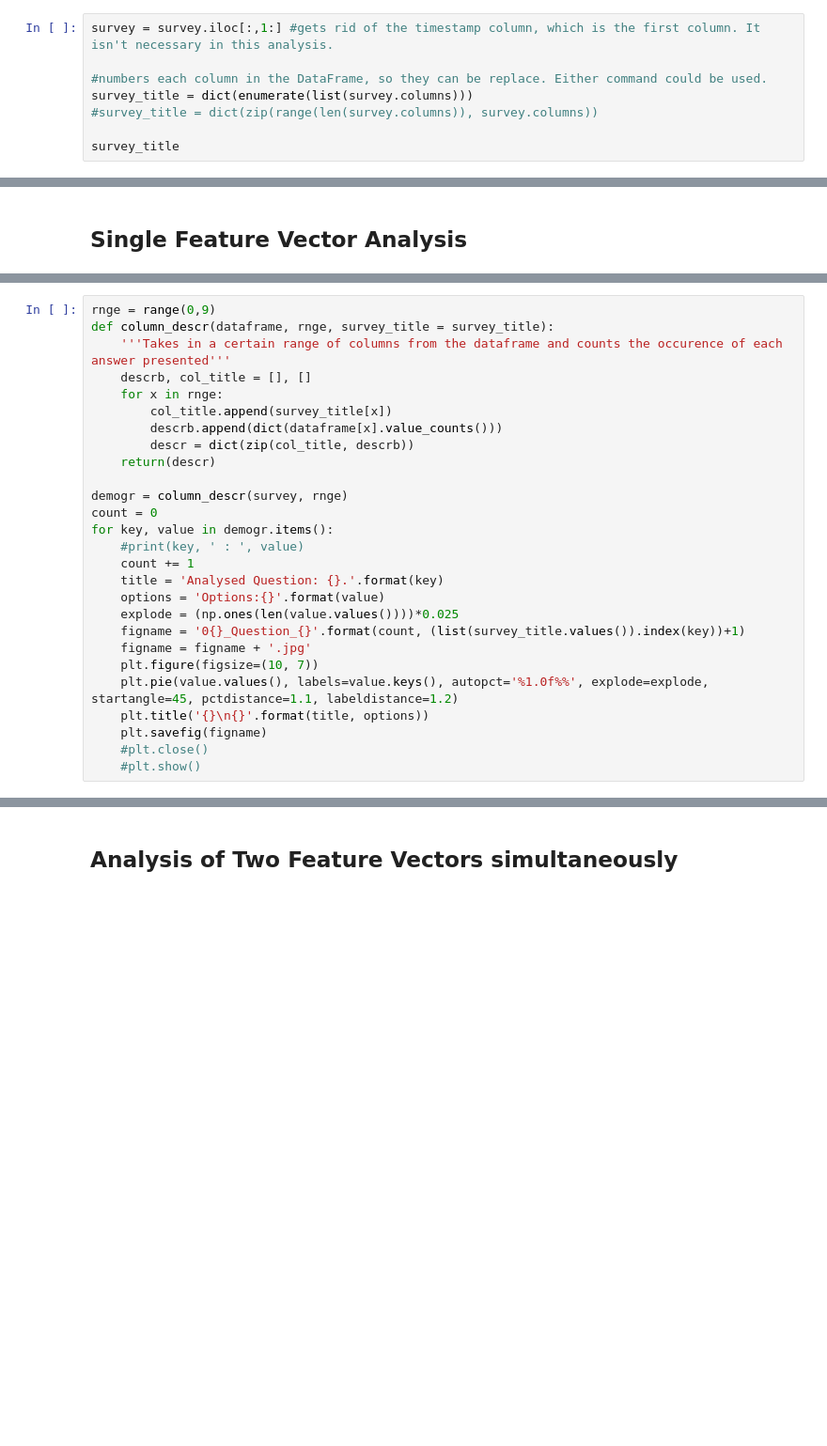
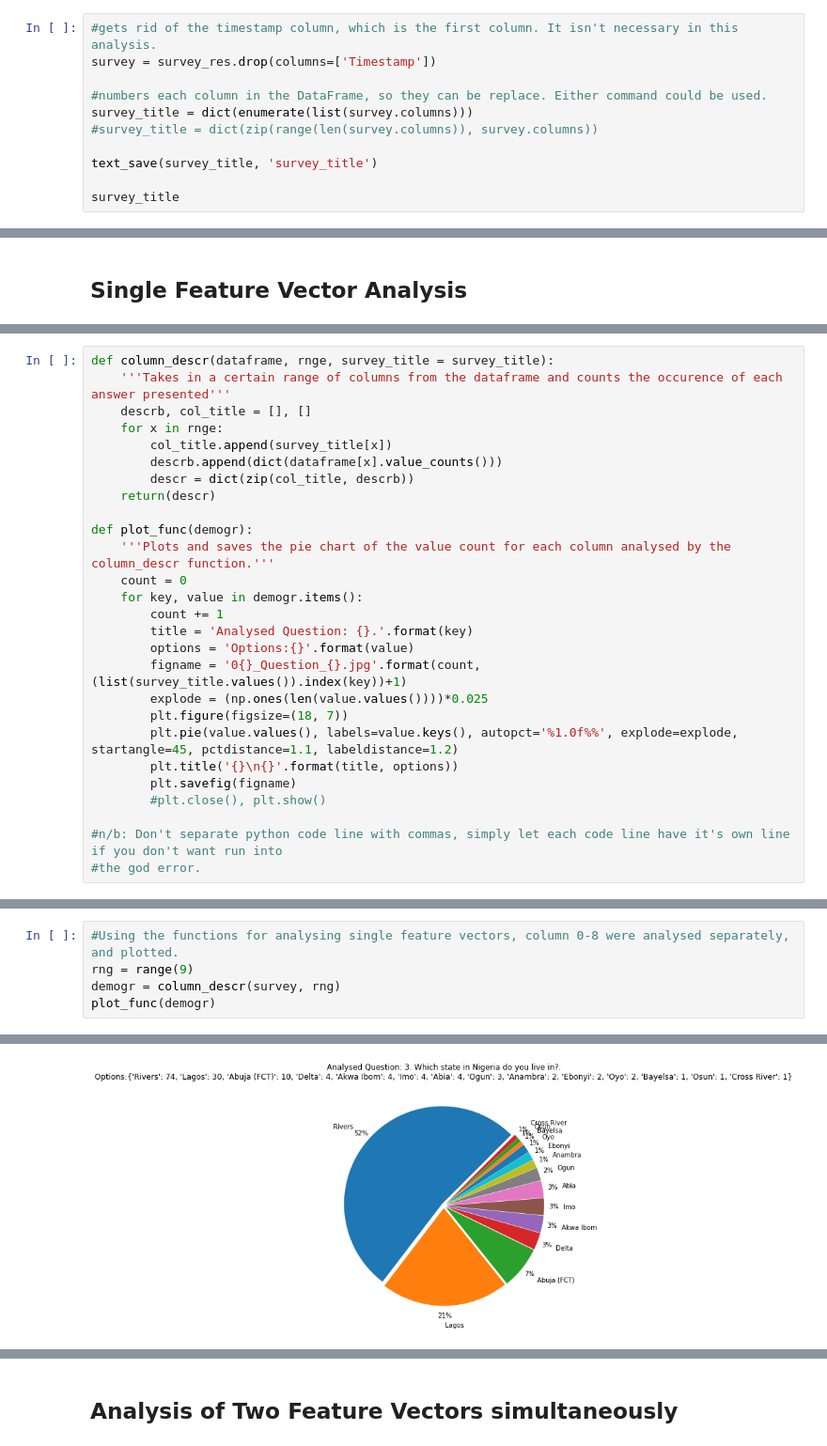
Before and after one commit to dub-em/Camera-Product-Survery-Analysis, a Jupyter notebook: Product_survey_analysis.ipynb, the cells around one changed output, grey strips where cells are left out. Shown at 94% size. Saved outputs shown, nothing was run; the diff lists cells and outputs as text; blank space fills up the shorter version.

```diff
--- a/Product_survey_analysis.ipynb
+++ b/Product_survey_analysis.ipynb
@@ -27,10 +41,13 @@ survey
 # %%
-survey = survey.iloc[:,1:] #gets rid of the timestamp column, which is the first column. It isn't necessary in this analysis.
+#gets rid of the timestamp column, which is the first column. It isn't necessary in this analysis.
+survey = survey_res.drop(columns=['Timestamp'])
 
 #numbers each column in the DataFrame, so they can be replace. Either command could be used.
 survey_title = dict(enumerate(list(survey.columns)))
 #survey_title = dict(zip(range(len(survey.columns)), survey.columns))
 
+text_save(survey_title, 'survey_title')
+
 survey_title
 # %% [output]
 {0: '1. How old are you (years)?',
@@ -83,5 +95,4 @@ survey.describe()
 # %%
-rnge = range(0,9)
 def column_descr(dataframe, rnge, survey_title = survey_title):
     '''Takes in a certain range of columns from the dataframe and counts the occurence of each answer presented'''
     descrb, col_title = [], []
@@ -91,19 +102,20 @@ def column_descr(dataframe, rnge, survey_title = survey_title):
         descr = dict(zip(col_title, descrb))
     return(descr)
 
-demogr = column_descr(survey, rnge)
-count = 0
-for key, value in demogr.items():
-    #print(key, ' : ', value)
-    count += 1
-    title = 'Analysed Question: {}.'.format(key)
-    options = 'Options:{}'.format(value)
-    explode = (np.ones(len(value.values())))*0.025
-    figname = '0{}_Question_{}'.format(count, (list(survey_title.values()).index(key))+1)
-    figname = figname + '.jpg'
-    plt.figure(figsize=(10, 7))
-    plt.pie(value.values(), labels=value.keys(), autopct='%1.0f%%', explode=explode, startangle=45, pctdistance=1.1, labeldistance=1.2)
-    plt.title('{}\n{}'.format(title, options))
-    plt.savefig(figname)
-    #plt.close()
-    #plt.show()
+def plot_func(demogr):
+    '''Plots and saves the pie chart of the value count for each column analysed by the column_descr function.'''
+    count = 0
+    for key, value in demogr.items():
+        count += 1
+        title = 'Analysed Question: {}.'.format(key)
+        options = 'Options:{}'.format(value)
+        figname = '0{}_Question_{}.jpg'.format(count, (list(survey_title.values()).index(key))+1)
+        explode = (np.ones(len(value.values())))*0.025
+        plt.figure(figsize=(18, 7))
+        plt.pie(value.values(), labels=value.keys(), autopct='%1.0f%%', explode=explode, startangle=45, pctdistance=1.1, labeldistance=1.2)
+        plt.title('{}\n{}'.format(title, options))
+        plt.savefig(figname)
+        #plt.close(), plt.show()
+
+#n/b: Don't separate python code line with commas, simply let each code line have it's own line if you don't want run into
+#the god error.
@@ -119,0 +122,6 @@ for key, value in demogr.items():
+# %%
+#Using the functions for analysing single feature vectors, column 0-8 were analysed separately, and plotted.
+rng = range(9)
+demogr = column_descr(survey, rng)
+plot_func(demogr)
+# %% [output]
@@ -119,0 +130 @@ for key, value in demogr.items():
+[figure, added]
```
Also changed, not shown: parts of 25 cells of this notebook.
